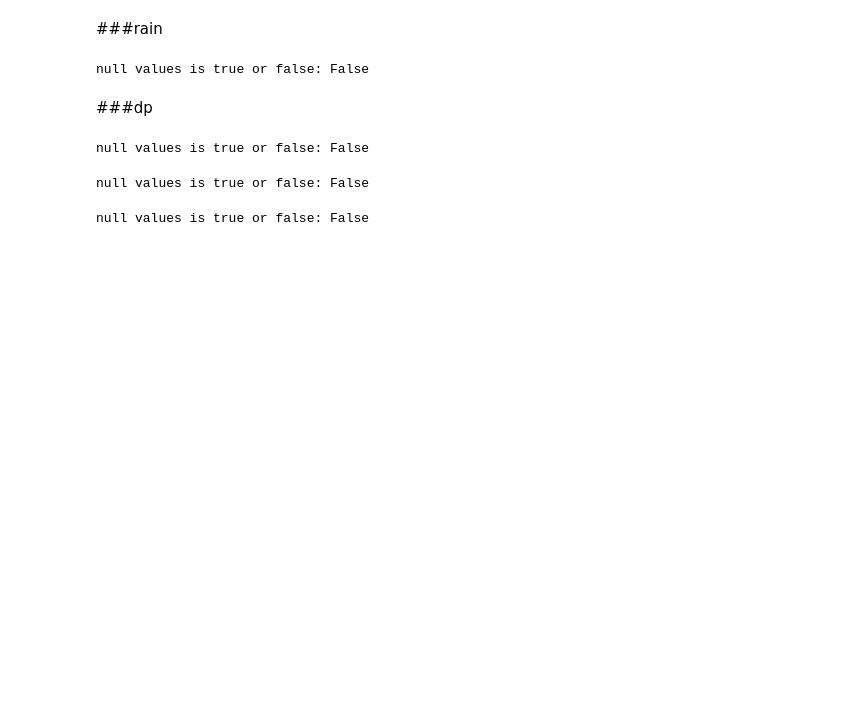
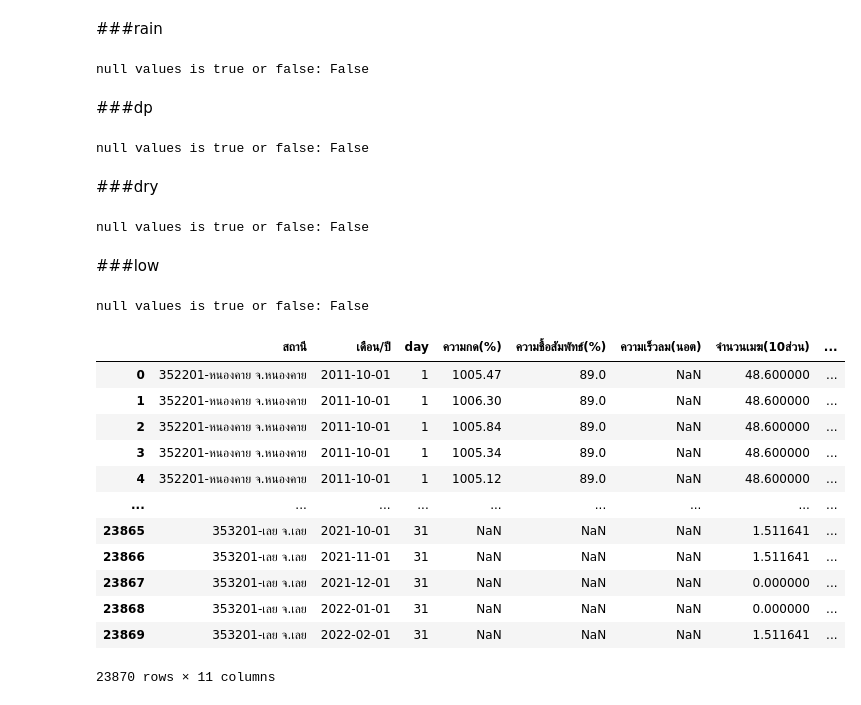
Before and after one commit to lapatradaa/BSC_DPDM23, a Jupyter notebook: midterm_bscdpdm23.ipynb, the cells around one changed output. Saved outputs shown, nothing was run; the diff lists cells and outputs as text; code cells hidden in the pictures; blank space fills up the shorter version.

```diff
--- a/midterm_bscdpdm23.ipynb
+++ b/midterm_bscdpdm23.ipynb
@@ -267,3 +297,5 @@ null values is true or false: False
+# %% [markdown]
+###dry
 # %%
 import pandas as pd
 import numpy as np
@@ -294,6 +326,8 @@ dry_isnull_any = final_dry['dry'].isnull().any()
 print(f"null values is true or false: {atm_isnull_any}")
 # %% [output]
 null values is true or false: False
+# %% [markdown]
+###low
 # %%
 import pandas as pd
 import numpy as np
@@ -324,3 +358,46 @@ low_isnull_any = final_low['low'].isnull().any()
 print(f"null values is true or false: {atm_isnull_any}")
 # %% [output]
 null values is true or false: False
+# %%
+key_columns = ['สถานี', 'เดือน/ปี', 'day']
+
+
+X1_selected = final_atm[key_columns + ['atm']]
+X2_selected = final_rh[key_columns + ['rh']]
+X3_selected = final_wind[key_columns + ['wind']]
+X4_selected = final_clound[key_columns + ['clound']]
+X5_selected = final_rain[key_columns + ['rain']]
+X6_selected = final_dp[key_columns + ['dp']]
+X7_selected = final_dry[key_columns + ['dry']]
+X8_selected = final_low[key_columns + ['low']]
+
+
+merged_df = pd.merge(X1_selected, X2_selected, on=key_columns, how='outer')
+merged_df = pd.merge(merged_df, X3_selected, on=key_columns, how='outer')
+merged_df = pd.merge(merged_df, X4_selected, on=key_columns, how='outer')
+merged_df = pd.merge(merged_df, X5_selected, on=key_columns, how='outer')
+merged_df = pd.merge(merged_df, X6_selected, on=key_columns, how='outer')
+merged_df = pd.merge(merged_df, X7_selected, on=key_columns, how='outer')
+merged_df = pd.merge(merged_df, X8_selected, on=key_columns, how='outer')
+
+
+# เปลี่ยนชื่อ column
+column_mapping = {'atm': 'ความกด(%)', 'rh': 'ความชื้อสัมพัทธ์(%)', 'wind': 'ความเร็วลม(นอต)', 'clound': 'จำนวนเมฆ(10ส่วน)', 'rain': 'ปริมาณฝน(มิลลิเมตร)', 'dp': 'อุณหภูมิจุดน้ำค้าง(เซลเซียส)',
+                  'dry': 'อุณหภูมิตุ้มแห้ง(เซลเซียส)', 'low': 'อุณหภูมิต่ำสุด(เซลเซียส)'}
+merged_df.rename(columns=column_mapping, inplace=True)
+
+merged_df
+# %% [output]
+|  | สถานี | เดือน/ปี | day | ความกด(%) | ความชื้อสัมพัทธ์(%) | ความเร็วลม(นอต) | จำนวนเมฆ(10ส่วน) | ... |
+| 0 | 352201-หนองคาย จ.หนองคาย | 2011-10-01 | 1 | 1005.47 | 89.0 | NaN | 48.600000 | ... |
+| 1 | 352201-หนองคาย จ.หนองคาย | 2011-10-01 | 1 | 1006.30 | 89.0 | NaN | 48.600000 | ... |
+| 2 | 352201-หนองคาย จ.หนองคาย | 2011-10-01 | 1 | 1005.84 | 89.0 | NaN | 48.600000 | ... |
+| 3 | 352201-หนองคาย จ.หนองคาย | 2011-10-01 | 1 | 1005.34 | 89.0 | NaN | 48.600000 | ... |
+| 4 | 352201-หนองคาย จ.หนองคาย | 2011-10-01 | 1 | 1005.12 | 89.0 | NaN | 48.600000 | ... |
+| ... | ... | ... | ... | ... | ... | ... | ... | ... |
+| 23865 | 353201-เลย จ.เลย | 2021-10-01 | 31 | NaN | NaN | NaN | 1.511641 | ... |
+| 23866 | 353201-เลย จ.เลย | 2021-11-01 | 31 | NaN | NaN | NaN | 1.511641 | ... |
+| 23867 | 353201-เลย จ.เลย | 2021-12-01 | 31 | NaN | NaN | NaN | 0.000000 | ... |
+| 23868 | 353201-เลย จ.เลย | 2022-01-01 | 31 | NaN | NaN | NaN | 0.000000 | ... |
+| 23869 | 353201-เลย จ.เลย | 2022-02-01 | 31 | NaN | NaN | NaN | 1.511641 | ... |
+23870 rows × 11 columns
```
Also changed, not shown: parts of 3 cells of this notebook.
